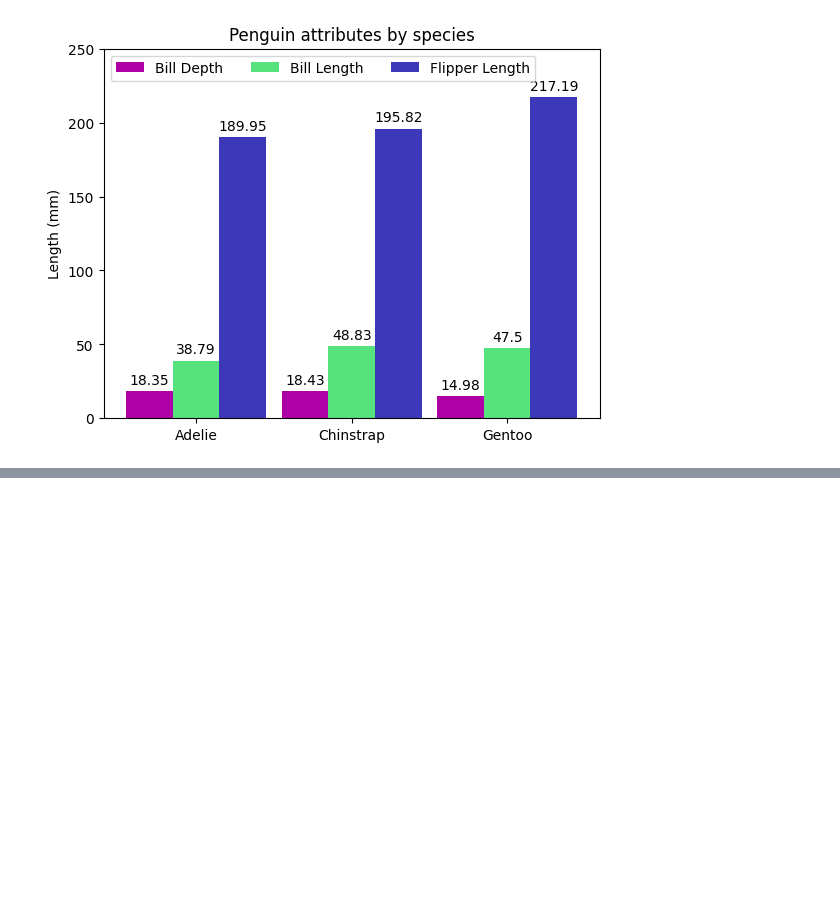
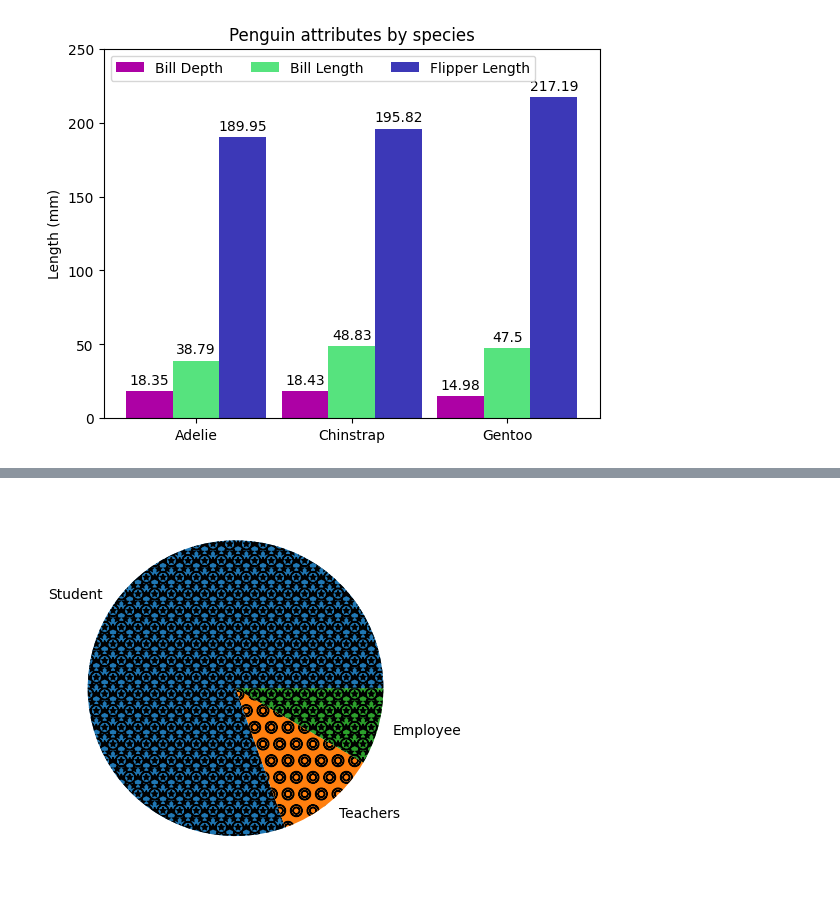
Before and after one commit to abhisunny2610/Data-Science, a Jupyter notebook: Visualization/PW SKILLS/Matplotlib Charts.ipynb, the cells around one changed output, grey strips where cells are left out. Saved outputs shown, nothing was run; the diff lists cells and outputs as text; code cells hidden in the pictures; blank space fills up the shorter version.

```diff
--- a/Visualization/PW SKILLS/Matplotlib Charts.ipynb
+++ b/Visualization/PW SKILLS/Matplotlib Charts.ipynb
@@ -136,0 +157,6 @@ plt.show()
+# %%
+fig, ax = plt.subplots()
+ax.pie(sizes, labels=labels, hatch=['**O', 'oO'])
+plt.show()
+# %% [output]
+[figure, added]
```
Also changed, not shown: parts of 6 cells of this notebook.
